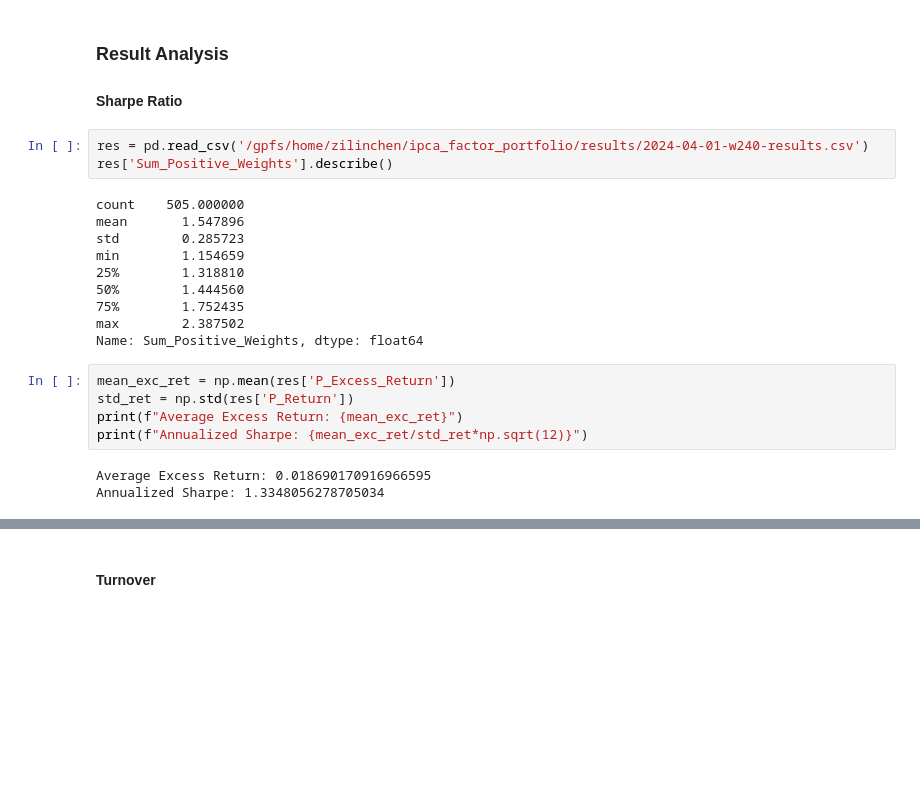
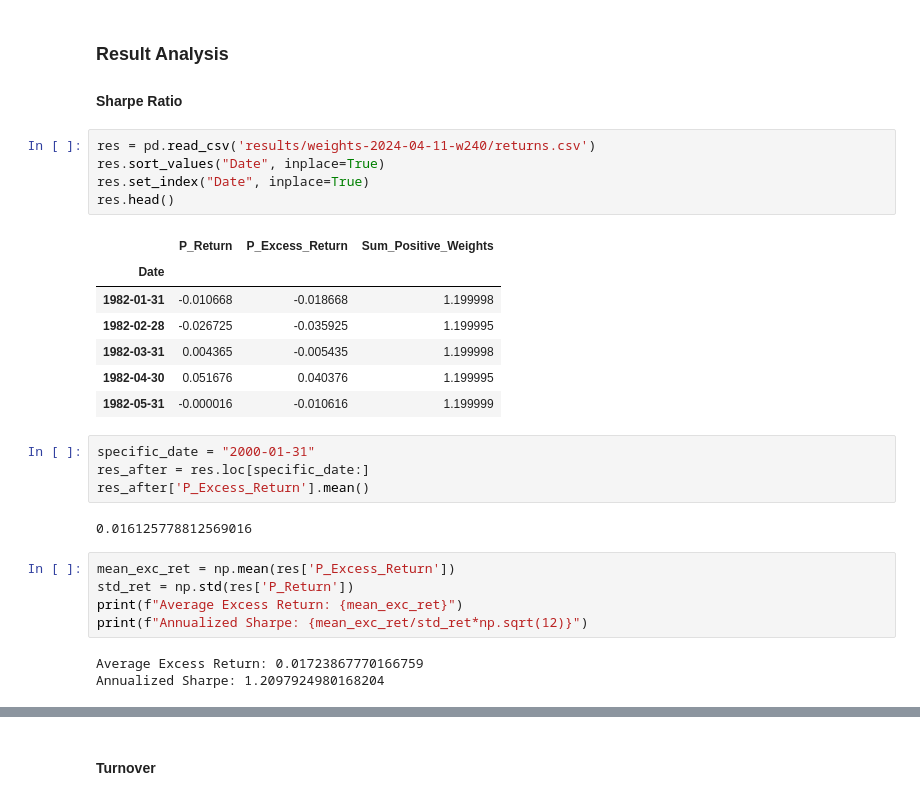
Before and after one commit to zilinch/ipca_factor_portfolio, a Jupyter notebook: IPCA.ipynb, the cells around one changed output, grey strips where cells are left out. Saved outputs shown, nothing was run; the diff lists cells and outputs as text; blank space fills up the shorter version.

```diff
--- a/IPCA.ipynb
+++ b/IPCA.ipynb
@@ -208,23 +208,29 @@ dtype: float64
 ### Result Analysis
 #### Sharpe Ratio
 # %%
-res = pd.read_csv('/gpfs/home/zilinchen/ipca_factor_portfolio/results/2024-04-01-w240-results.csv')
-res['Sum_Positive_Weights'].describe()
+res = pd.read_csv('results/weights-2024-04-11-w240/returns.csv')
+res.sort_values("Date", inplace=True)
+res.set_index("Date", inplace=True)
+res.head()
 # %% [output]
-count    505.000000
-mean       1.547896
-std        0.285723
-min        1.154659
-25%        1.318810
-50%        1.444560
-75%        1.752435
-max        2.387502
-Name: Sum_Positive_Weights, dtype: float64
+|  | P_Return | P_Excess_Return | Sum_Positive_Weights |
+| Date |  |  |  |
+| 1982-01-31 | -0.010668 | -0.018668 | 1.199998 |
+| 1982-02-28 | -0.026725 | -0.035925 | 1.199995 |
+| 1982-03-31 | 0.004365 | -0.005435 | 1.199998 |
+| 1982-04-30 | 0.051676 | 0.040376 | 1.199995 |
+| 1982-05-31 | -0.000016 | -0.010616 | 1.199999 |
+# %%
+specific_date = "2000-01-31"
+res_after = res.loc[specific_date:]
+res_after['P_Excess_Return'].mean()
+# %% [output]
+0.016125778812569016
 # %%
 mean_exc_ret = np.mean(res['P_Excess_Return'])
 std_ret = np.std(res['P_Return'])
 print(f"Average Excess Return: {mean_exc_ret}")
 print(f"Annualized Sharpe: {mean_exc_ret/std_ret*np.sqrt(12)}")
 # %% [output]
-Average Excess Return: 0.018690170916966595
-Annualized Sharpe: 1.3348056278705034
+Average Excess Return: 0.01723867770166759
+Annualized Sharpe: 1.2097924980168204
```
Also changed, not shown: parts of 2 cells of this notebook.
